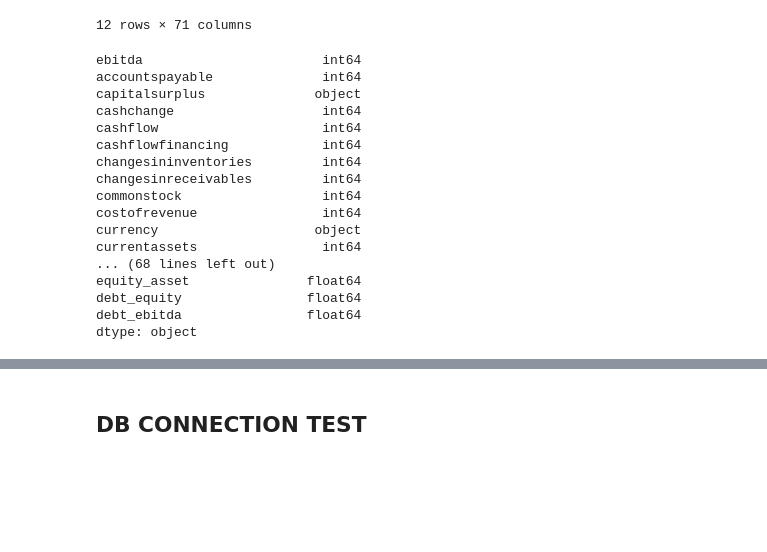
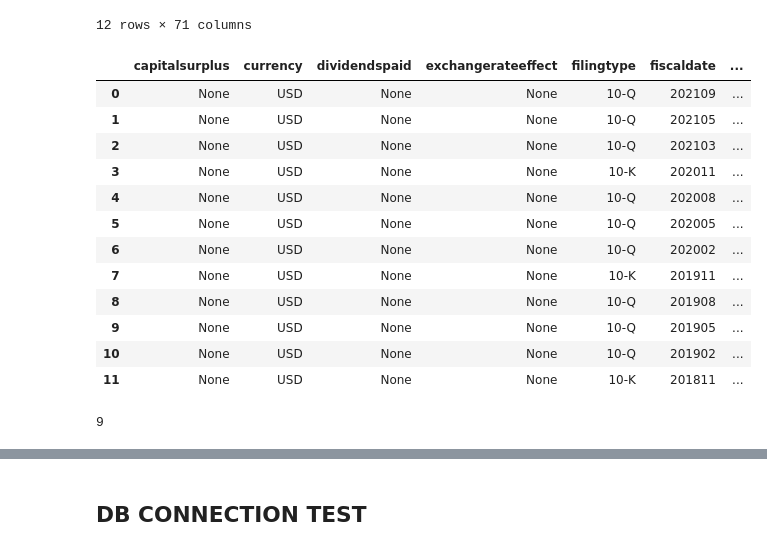
Before and after one commit to Michiel-DK/tracker, a Jupyter notebook: notebooks/try.ipynb, the cells around one changed output, grey strips where cells are left out. Cells and saved outputs as stored; diff of their text form; code cells hidden in the pictures; blank space fills up the shorter version.

Commit message:
updated financials table

```diff
--- a/notebooks/try.ipynb
+++ b/notebooks/try.ipynb
@@ -43,25 +43,26 @@ full_table = adbe.add_fundamentals()
 # %%
 import pandas as pd
 pd.set_option("display.max_rows", None, "display.max_columns", None)
+# %%
+full_table.select_dtypes(include='object')
+# %% [output]
+|  | capitalsurplus | currency | dividendspaid | exchangerateeffect | filingtype | fiscaldate | ... |
+| 0 | None | USD | None | None | 10-Q | 202109 | ... |
+| 1 | None | USD | None | None | 10-Q | 202105 | ... |
+| 2 | None | USD | None | None | 10-Q | 202103 | ... |
+| 3 | None | USD | None | None | 10-K | 202011 | ... |
+| 4 | None | USD | None | None | 10-Q | 202008 | ... |
+| 5 | None | USD | None | None | 10-Q | 202005 | ... |
+| 6 | None | USD | None | None | 10-Q | 202002 | ... |
+| 7 | None | USD | None | None | 10-K | 201911 | ... |
+| 8 | None | USD | None | None | 10-Q | 201908 | ... |
+| 9 | None | USD | None | None | 10-Q | 201905 | ... |
+| 10 | None | USD | None | None | 10-Q | 201902 | ... |
+| 11 | None | USD | None | None | 10-K | 201811 | ... |
+# %%
+len(full_table.select_dtypes(include='object')['subkey'][0])
+# %% [output]
+9
 # %%
-
-full_table.dtypes
+df = pd.DataFrame(full_table.dtypes)
-# %% [output]
-ebitda                       int64
-accountspayable              int64
-capitalsurplus              object
-cashchange                   int64
-cashflow                     int64
-cashflowfinancing            int64
-changesininventories         int64
-changesinreceivables         int64
-commonstock                  int64
-costofrevenue                int64
-currency                    object
-currentassets                int64
-... (68 lines left out)
-equity_asset               float64
-debt_equity                float64
-debt_ebitda                float64
-dtype: object
 # %%
```
Also changed, not shown: parts of 3 cells of this notebook, 1 other file.
